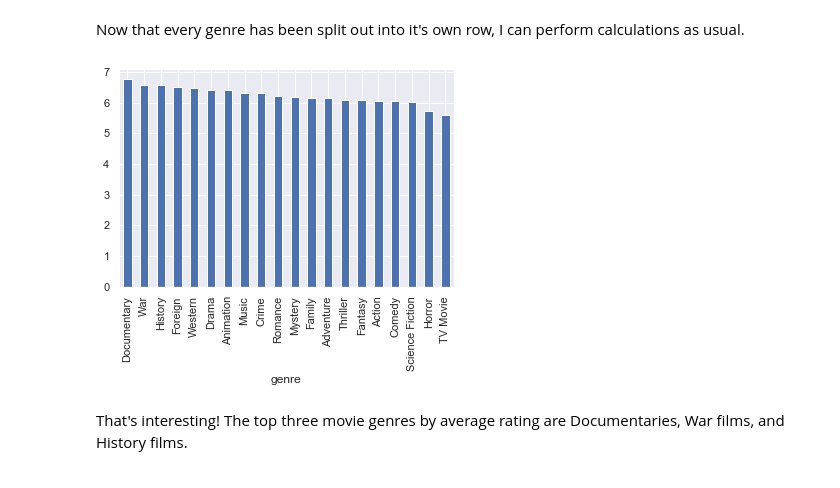
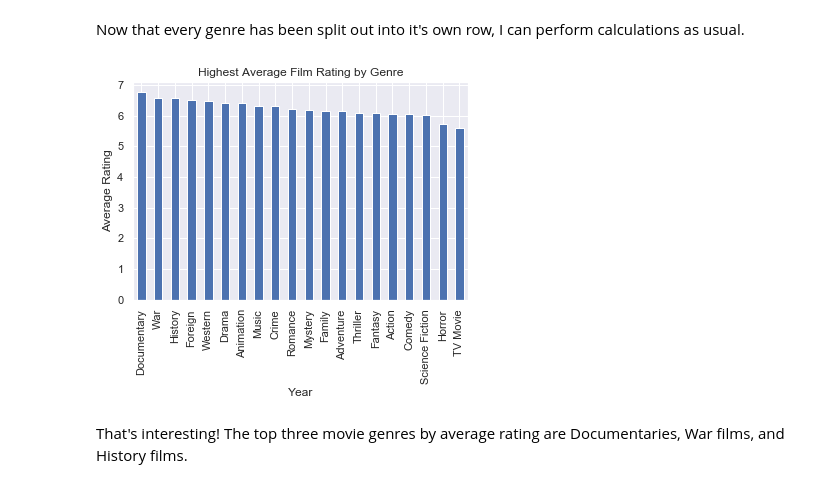
Before and after one commit to bakabbyy/tmdb-movie-database, a Jupyter notebook: tmdb-movie-database.ipynb, the cells around one changed output. Cells and saved outputs as stored; diff of their text form; code cells hidden in the pictures.

```diff
--- a/tmdb-movie-database.ipynb
+++ b/tmdb-movie-database.ipynb
@@ -362,9 +377,12 @@ split_genres.shape
 # %% [markdown]
 Now that every genre has been split out into it's own row, I can perform calculations as usual.
 # %%
-split_genres.groupby('genre')['vote_average'].mean().sort_values(ascending=False).plot(kind='bar');
+split_genres.groupby('genre')['vote_average'].mean().sort_values(ascending=False).plot(kind='bar')
+plt.title('Highest Average Film Rating by Genre')
+plt.xlabel('Year')
+plt.ylabel('Average Rating');
 # %% [output]
-[figure, old version]
+[figure, new version]
 # %% [markdown]
 That's interesting! The top three movie genres by average rating are Documentaries, War films, and History films.
 # %% [markdown]
```
Also changed, not shown: parts of 13 cells of this notebook.
